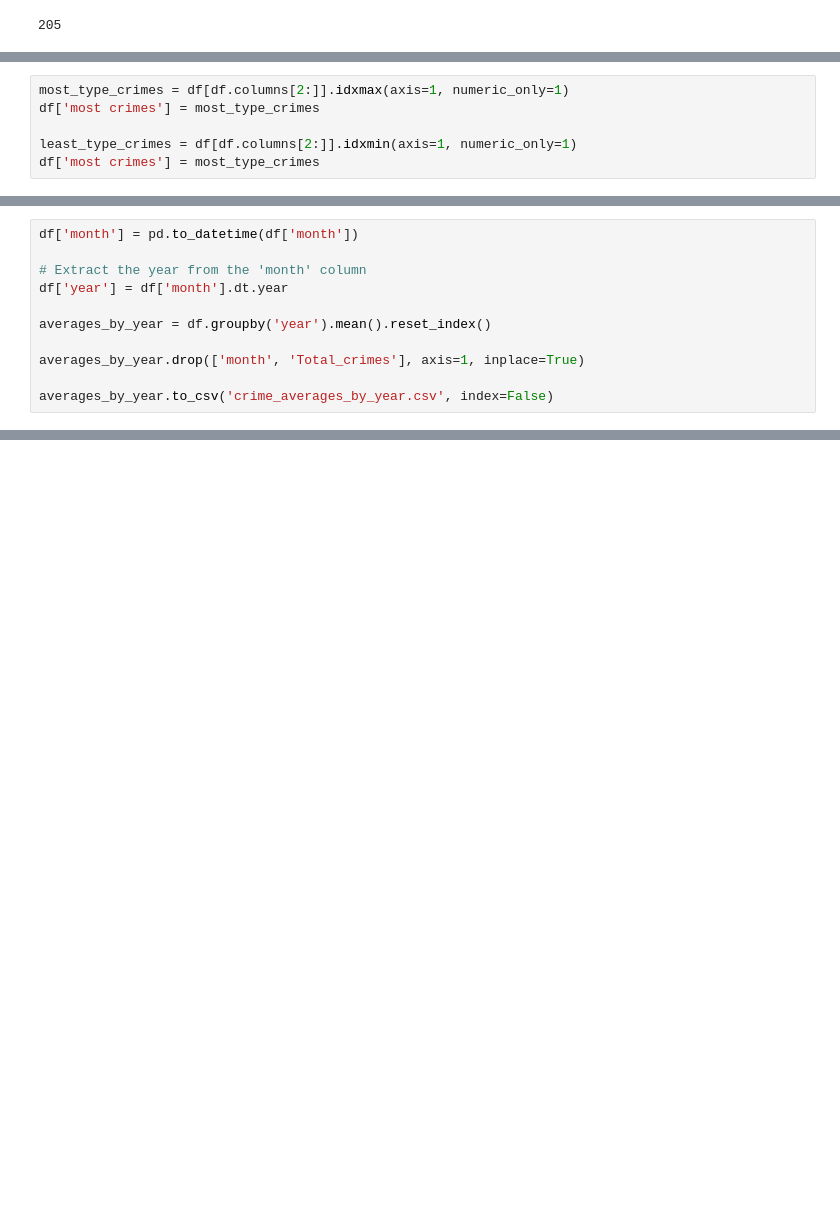
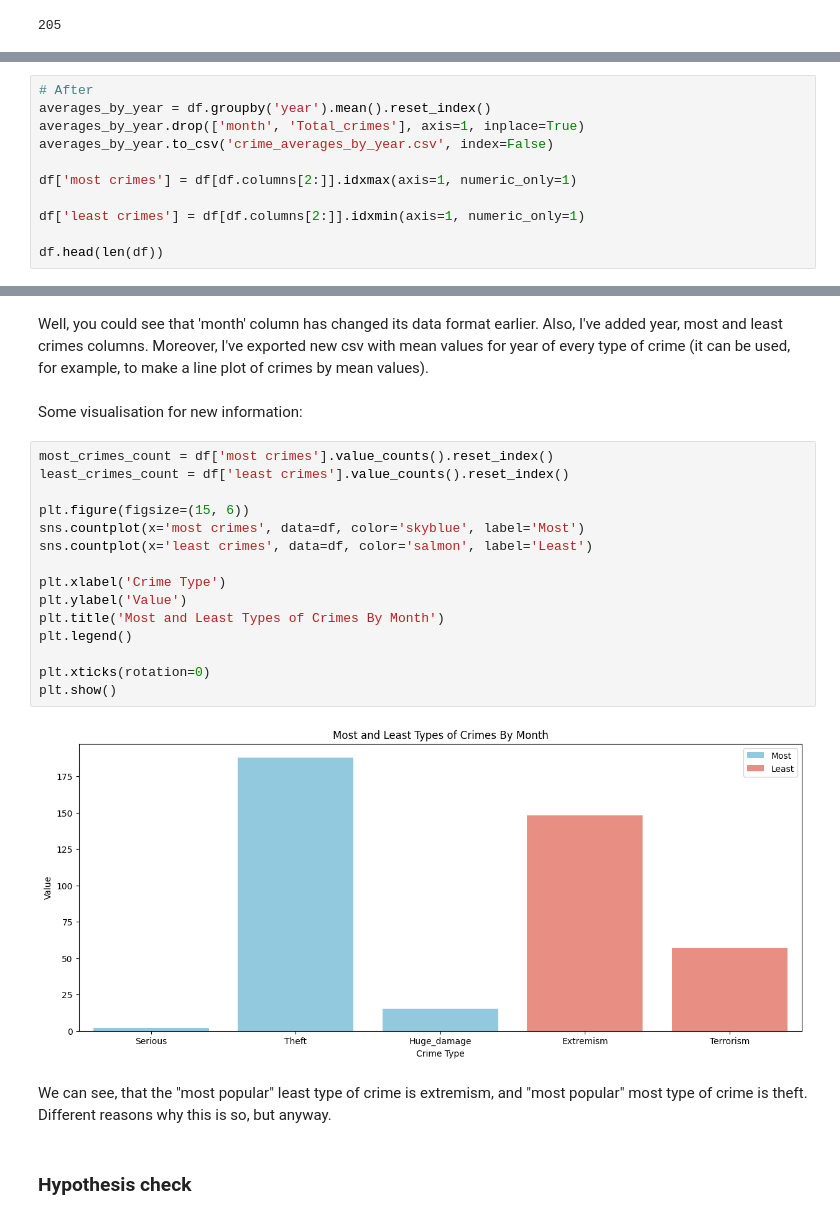
Before and after one commit to ByloTonix/crime-stats, a Jupyter notebook: project.ipynb, the cells around one changed output, grey strips where cells are left out. Drawn from its saved outputs; the diff is of its cells as text; blank space fills up the shorter version.

```diff
--- a/project.ipynb
+++ b/project.ipynb
@@ -268,6 +302,0 @@ fig_scatter.show()
-# %%
-most_type_crimes = df[df.columns[2:]].idxmax(axis=1, numeric_only=1)
-df['most crimes'] = most_type_crimes
-
-least_type_crimes = df[df.columns[2:]].idxmin(axis=1, numeric_only=1)
-df['most crimes'] = most_type_crimes
@@ -317,11 +349,0 @@ fig.show()
-# %%
-df['month'] = pd.to_datetime(df['month'])
-
-# Extract the year from the 'month' column
-df['year'] = df['month'].dt.year
-
-averages_by_year = df.groupby('year').mean().reset_index()
-
-averages_by_year.drop(['month', 'Total_crimes'], axis=1, inplace=True)
-
-averages_by_year.to_csv('crime_averages_by_year.csv', index=False)
@@ -330,0 +373,11 @@ The influence of the time of year on the crime rate: The assumption that some ty
+# %%
+# After
+averages_by_year = df.groupby('year').mean().reset_index()
+averages_by_year.drop(['month', 'Total_crimes'], axis=1, inplace=True)
+averages_by_year.to_csv('crime_averages_by_year.csv', index=False)
+
+df['most crimes'] = df[df.columns[2:]].idxmax(axis=1, numeric_only=1)
+
+df['least crimes'] = df[df.columns[2:]].idxmin(axis=1, numeric_only=1)
+
+df.head(len(df))
@@ -330,0 +398,25 @@ The influence of the time of year on the crime rate: The assumption that some ty
+# %% [markdown]
+Well, you could see that 'month' column has changed its data format earlier. Also, I've added year, most and least crimes columns. Moreover, I've exported new csv with mean values for year of every type of crime (it can be used, for example, to make a line plot of crimes by mean values).
+# %% [markdown]
+Some visualisation for new information:
+# %%
+most_crimes_count = df['most crimes'].value_counts().reset_index()
+least_crimes_count = df['least crimes'].value_counts().reset_index()
+
+plt.figure(figsize=(15, 6))
+sns.countplot(x='most crimes', data=df, color='skyblue', label='Most')
+sns.countplot(x='least crimes', data=df, color='salmon', label='Least')
+
+plt.xlabel('Crime Type')
+plt.ylabel('Value')
+plt.title('Most and Least Types of Crimes By Month')
+plt.legend()
+
+plt.xticks(rotation=0)
+plt.show()
+# %% [output]
+[figure, added]
+# %% [markdown]
+We can see, that the "most popular" least type of crime is extremism, and "most popular" most type of crime is theft. Different reasons why this is so, but anyway.
+# %% [markdown]
+### Hypothesis check
```
Also changed, not shown: parts of 54 cells of this notebook.
